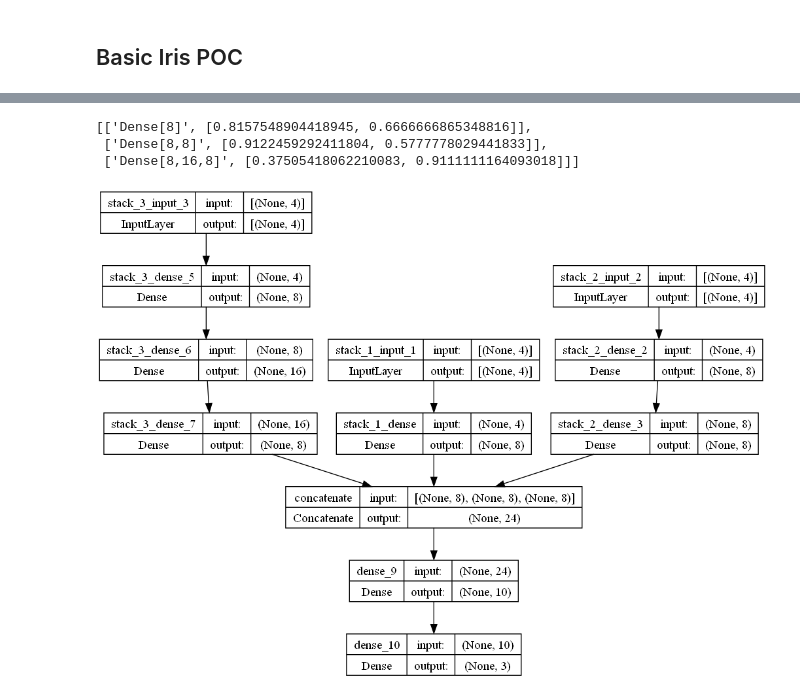
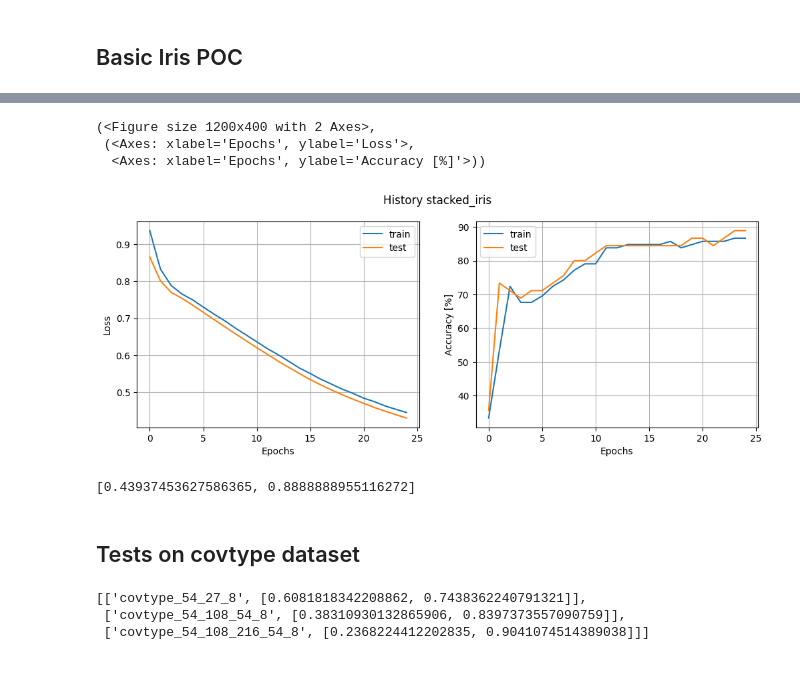
Before and after one commit to Ichtiostega/masters-project, a Jupyter notebook: MastersProject.ipynb, the cells around one changed output, grey strips where cells are left out. Drawn from its saved outputs; the diff is of its cells as text; code cells hidden in the pictures; blank space fills up the shorter version.

```diff
--- a/MastersProject.ipynb
+++ b/MastersProject.ipynb
@@ -131,23 +219,33 @@ histories = {
+# %%
+plot_history(iris_stacked_history, "stacked_iris")
+# %% [output]
+(<Figure size 1200x400 with 2 Axes>,
+ (<Axes: xlabel='Epochs', ylabel='Loss'>,
+  <Axes: xlabel='Epochs', ylabel='Accuracy [%]'>))
+[figure, added]
 # %%
-[
-    [name, model.evaluate(xts, yts, batch_size=10, verbose=0)]
-    for name, model in models.items()
-]
+stacked_evaluate(iris_stacked_model, xts, yts, batch_size=10, verbose=0)
 # %% [output]
-[['Dense[8]', [0.8157548904418945, 0.6666666865348816]],
- ['Dense[8,8]', [0.9122459292411804, 0.5777778029441833]],
- ['Dense[8,16,8]', [0.37505418062210083, 0.9111111164093018]]]
+[0.43937453627586365, 0.8888888955116272]
-# %%
-stacked_model = define_stacked_model(list(models.values()), [10, 3])
-stacked_fit(
-    stacked_model,
-    xtr,
-    ytr,
-    validation_data=(xts, yts),
-    epochs=25,
-    batch_size=10,
-    verbose=0,
-)
-kutils.plot_model(stacked_model, show_shapes=True)
-# %% [output]
-[figure, removed]
+# %% [markdown]
+## Tests on covtype dataset
+# %%
+xtr, xts, ytr, yts = get_covtype(train_size=0.8, shuffle=True)
+covtype_models_data = fit_multiple_dense(
+    [[54, 27, 8], [54, 108, 54, 8], [54, 108, 216, 54, 8]],
+    xtr,
+    ytr,
+    validation_data=(xts, yts),
+    group_name="covtype",
+    epochs=100,
+    batch_size=256,
+    verbose=0,
+)
+[
+    [name, model.evaluate(xts, yts, batch_size=256, verbose=0)]
+    for name, model, _ in covtype_models_data
+]
+# %% [output]
+[['covtype_54_27_8', [0.6081818342208862, 0.7438362240791321]],
+ ['covtype_54_108_54_8', [0.38310930132865906, 0.8397373557090759]],
+ ['covtype_54_108_216_54_8', [0.2368224412202835, 0.9041074514389038]]]
```
Also changed, not shown: parts of 16 cells of this notebook, 16 other files.
